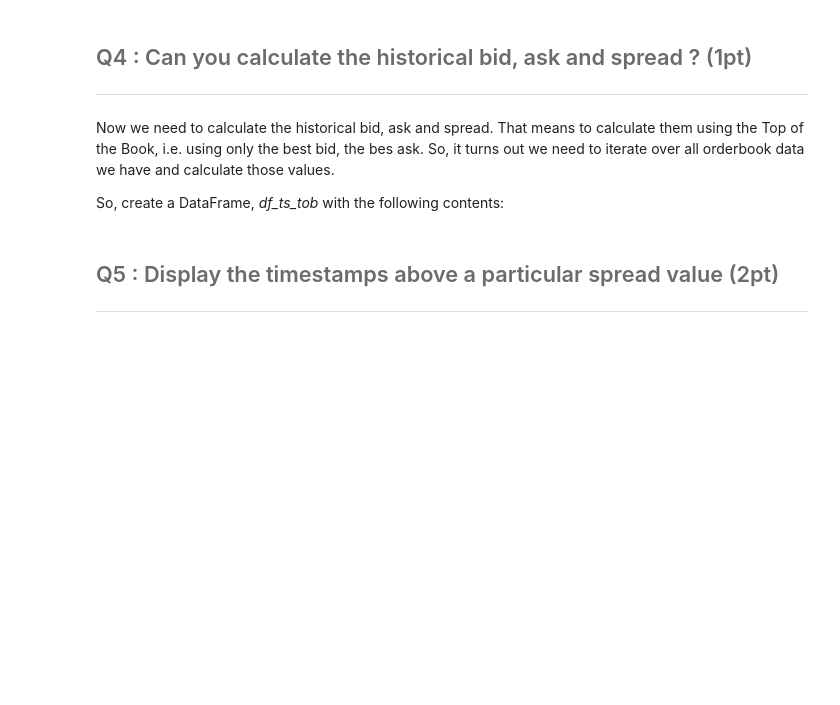
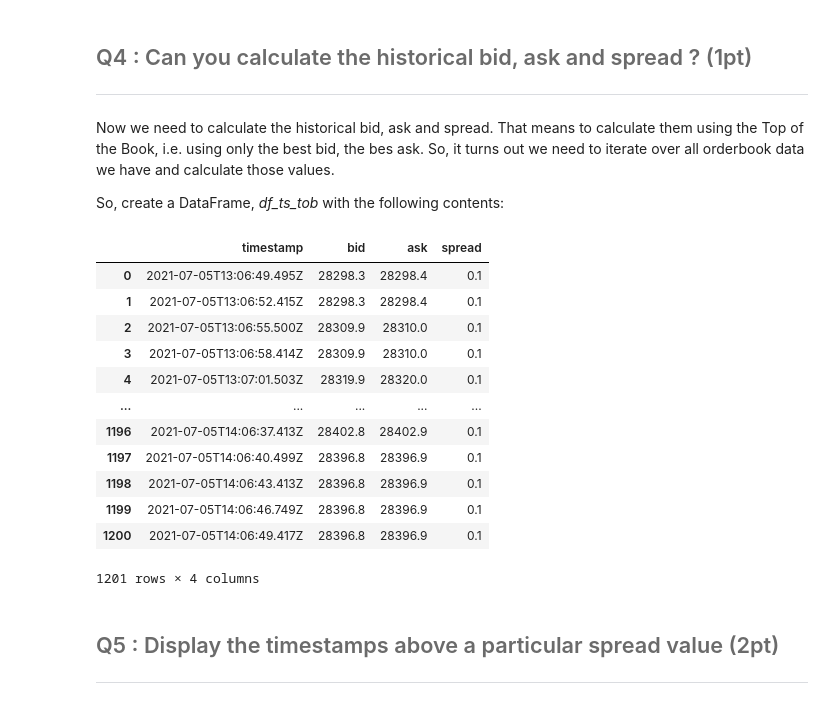
Before and after one commit to GerardoRVL97/MyST_LAB_4_E4, a Jupyter notebook: MyST_LAB4_Notebook_Students.ipynb, the cells around one changed output. Cells and saved outputs as stored; diff of their text form; code cells hidden in the pictures; blank space fills up the shorter version.

```diff
--- a/MyST_LAB4_Notebook_Students.ipynb
+++ b/MyST_LAB4_Notebook_Students.ipynb
@@ -261,3 +260,20 @@ So, create a DataFrame, *df_ts_tob* with the following contents:
+# %%
+df_ts_tob = fn.historical_spread(ob_data)
+df_ts_tob
+# %% [output]
+|  | timestamp | bid | ask | spread |
+| 0 | 2021-07-05T13:06:49.495Z | 28298.3 | 28298.4 | 0.1 |
+| 1 | 2021-07-05T13:06:52.415Z | 28298.3 | 28298.4 | 0.1 |
+| 2 | 2021-07-05T13:06:55.500Z | 28309.9 | 28310.0 | 0.1 |
+| 3 | 2021-07-05T13:06:58.414Z | 28309.9 | 28310.0 | 0.1 |
+| 4 | 2021-07-05T13:07:01.503Z | 28319.9 | 28320.0 | 0.1 |
+| ... | ... | ... | ... | ... |
+| 1196 | 2021-07-05T14:06:37.413Z | 28402.8 | 28402.9 | 0.1 |
+| 1197 | 2021-07-05T14:06:40.499Z | 28396.8 | 28396.9 | 0.1 |
+| 1198 | 2021-07-05T14:06:43.413Z | 28396.8 | 28396.9 | 0.1 |
+| 1199 | 2021-07-05T14:06:46.749Z | 28396.8 | 28396.9 | 0.1 |
+| 1200 | 2021-07-05T14:06:49.417Z | 28396.8 | 28396.9 | 0.1 |
+1201 rows × 4 columns
 # %% [markdown]
 ## <font color= #6B6B6B> Q5 : Display the timestamps above a particular spread value (2pt) </font>
 <hr style="border:0.02in solid gray"> </hr>
```
Also changed, not shown: parts of 8 cells of this notebook, 2 other files.
